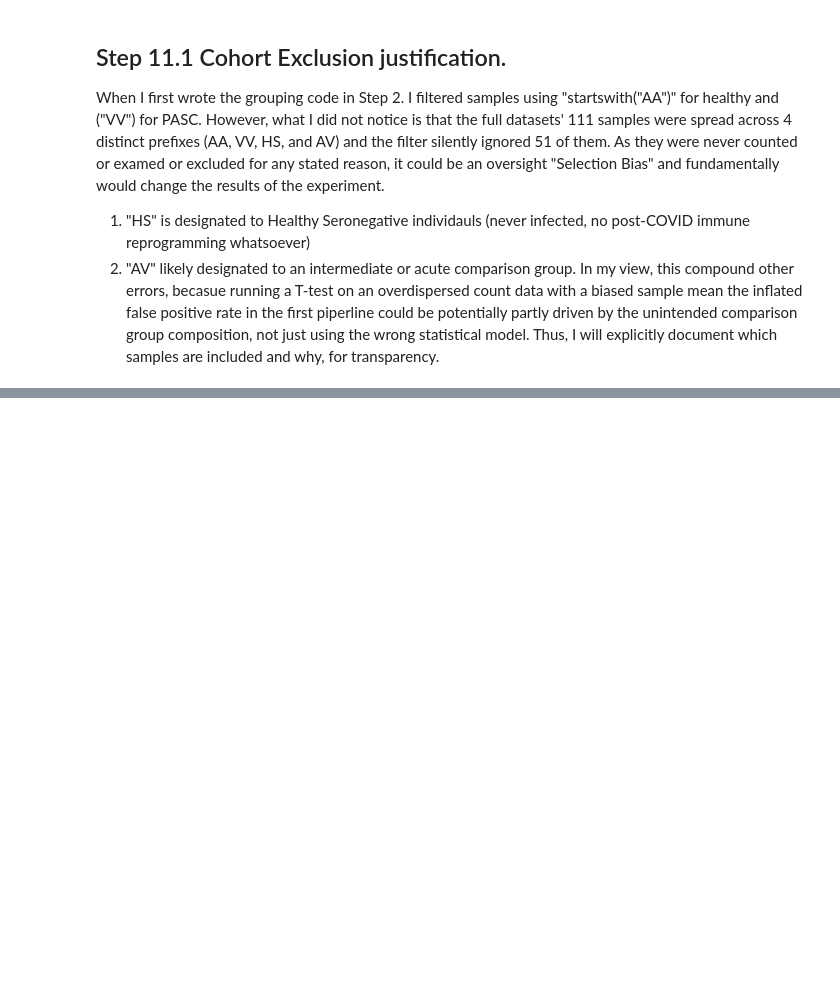
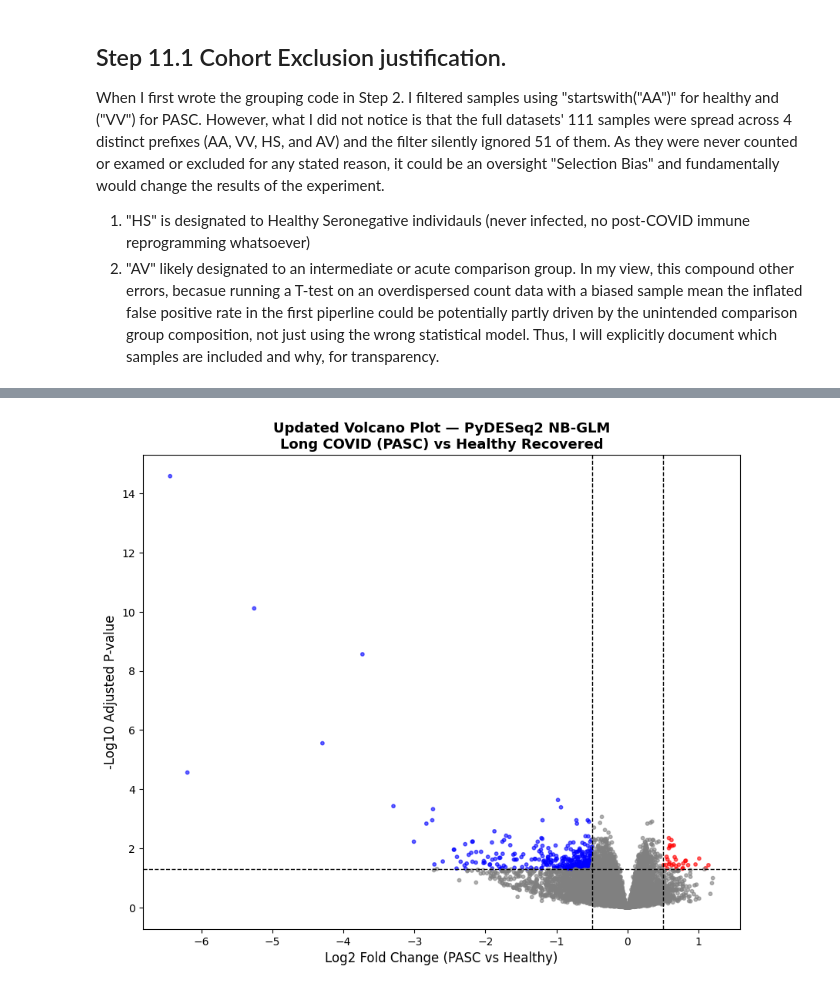
Before and after one commit to hsainali/My-Project-Long-Covid-Transcriptomics, a Jupyter notebook: Notebooks/long_covid_analysis.ipynb, the cells around one changed output, grey strips where cells are left out. Drawn from its saved outputs; the diff is of its cells as text; code cells hidden in the pictures; blank space fills up the shorter version.

```diff
--- a/Notebooks/long_covid_analysis.ipynb
+++ b/Notebooks/long_covid_analysis.ipynb
@@ -514,3 +556,95 @@ Model fitting complete.
 
 Fitting LFCs...
 ... done in 0.05 seconds.
+# %%
+# Step 11.3 Wald Testing and Volcano plot
+# Run the Wald test
+print("Running Wald test (PASC vs Healthy)...")
+stat_res = DeseqStats(dds, contrast=["conditions", "PASC", "Healthy"])
+stat_res.summary()
+
+# Apply LFC shrinkage for more reliable fold-change estimates
+print("\nApplying LFC shrinkage...")
+try:
+    stat_res.lfc_shrink(coeff="condition_PASC_vs_Healthy")
+    print("LFC shrinkage applied.")
+except Exception as e:
+    print(f"LFC shrinkage skipped (version compatibility): {e}")
+
+# Extract results table
+results_updated = stat_res.results_df.dropna(subset=["padj"])
+
+# Filter for significant DEGs
+sig_updated = results_updated[
+    (results_updated["padj"] < 0.05) &
+    (results_updated["log2FoldChange"].abs() >= 0.5)
+].sort_values("padj")
+
+# Compare v1.0 vs v2.0
+print("\n=== v1.0 vs v2.0 Comparison ===")
+print(f"v1.0 significant genes (padj < 0.05, |LFC| ≥ 0.5): 793  (41.6% of transcriptome)")
+print(f"v2.0 significant genes (padj < 0.05, |LFC| ≥ 0.5): {len(sig_v2):,}")
+print(f"\nTop 20 most significant genes in v2.0:")
+print(sig_v2[["baseMean", "log2FoldChange", "pvalue", "padj"]].head(20).to_string())
+
+# NEW VOLCANO PLOT
+import matplotlib.pyplot as plt
+
+results_updated["-log10padj"] = -np.log10(results_updated["padj"])
+
+# Assign colors based on significance and direction
+def assign_color(row):
+    if row["padj"] < 0.05 and row["log2FoldChange"] >= 0.5:
+        return "red"    # Upregulated in PASC
+    elif row["padj"] < 0.05 and row["log2FoldChange"] <= -0.5:
+        return "blue"   # Downregulated in PASC
+    else:
+        return "grey"   # Not significant
+
+results_updated["color"] = results_updated.apply(assign_color, axis=1)
+
+up   = (results_updated['color'] == "red").sum()
+down = (results_updated['color'] == "blue").sum()
+ns   = (results_updated['color'] == "grey").sum()
+
+print(f"\nUpdated Upregulated (red)   : {up}")
+print(f"Updated Downregulated (blue): {down}")
+print(f"Updated Non-significant     : {ns}")
+
+plt.figure(figsize=(10, 8))
+plt.scatter(
+  x     = results_updated["log2FoldChange"],
+    y     = results_updated["-log10padj"],
+   c     = results_updated["color"],
+   alpha = 0.6,
+  s     = 10
+)
+
+plt.axvline(x= 0.5, color="black", linestyle="--", linewidth=1)
+plt.axvline(x=-0.5, color="black", linestyle="--", linewidth=1)
+plt.axhline(y=-np.log10(0.05), color="black", linestyle="--", linewidth=1)
+
+plt.xlabel("Log2 Fold Change (PASC vs Healthy)", fontsize=12)
+plt.ylabel("-Log10 Adjusted P-value", fontsize=12)
+plt.title("Updated Volcano Plot — PyDESeq2 NB-GLM\nLong COVID (PASC) vs Healthy Recovered",
+           fontsize=13, fontweight="bold")
+
+plt.savefig("../figures/Long_COVID_Volcano_v2.png", dpi=300, bbox_inches="tight")
+plt.show()
+upregulated = results_updated[
+    (results_updated["padj"] < 0.05) &
+    (results_updated["log2FoldChange"] >= 0.5)
+].sort_values("log2FoldChange", ascending=False)
+
+
+downregulated = results_updated[
+    (results_updated["padj"] < 0.05) &
+    (results_updated["log2FoldChange"] <= -0.5)
+].sort_values("log2FoldChange", ascending=True)
+
+print("=== UPREGULATED GENES IN PASC (31) ===")
+print(upregulated[["baseMean", "log2FoldChange", "padj"]].to_string())
+
+print("\n=== DOWNREGULATED GENES IN PASC (290) ===")
+print(downregulated[["baseMean", "log2FoldChange", "padj"]].to_string())
+# %% [output]
@@ -516,0 +682 @@ Fitting LFCs...
+[figure, added]
```
Also changed, not shown: parts of 17 cells of this notebook.
